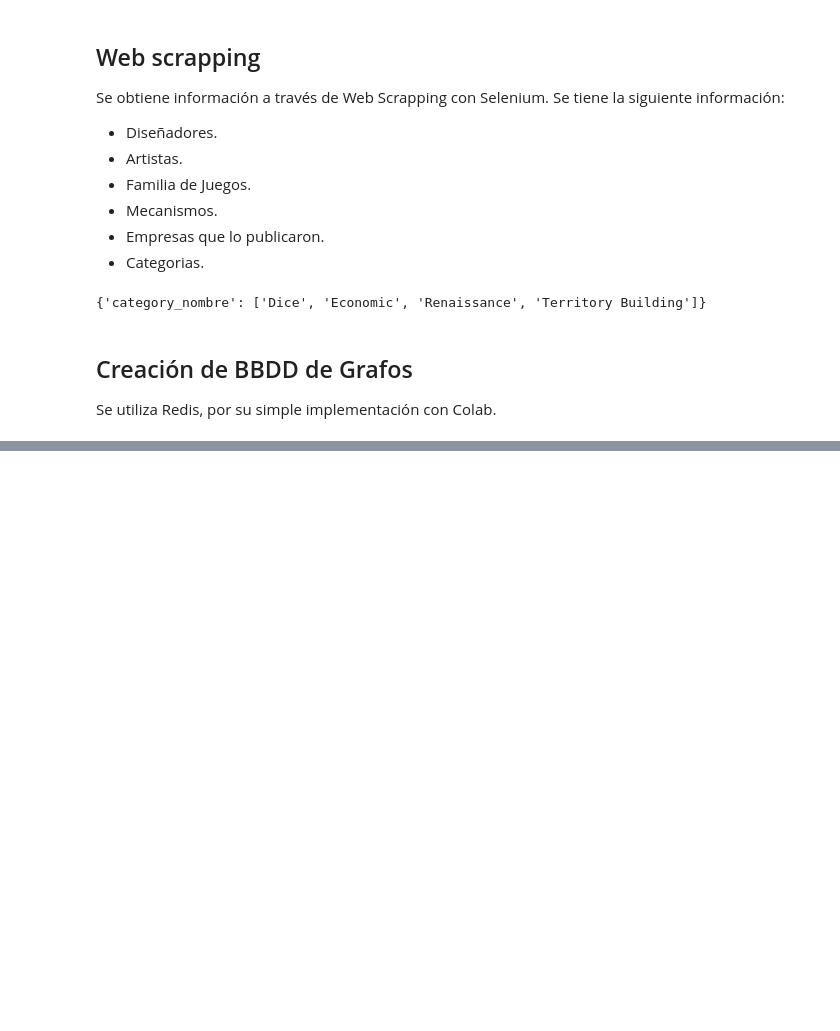
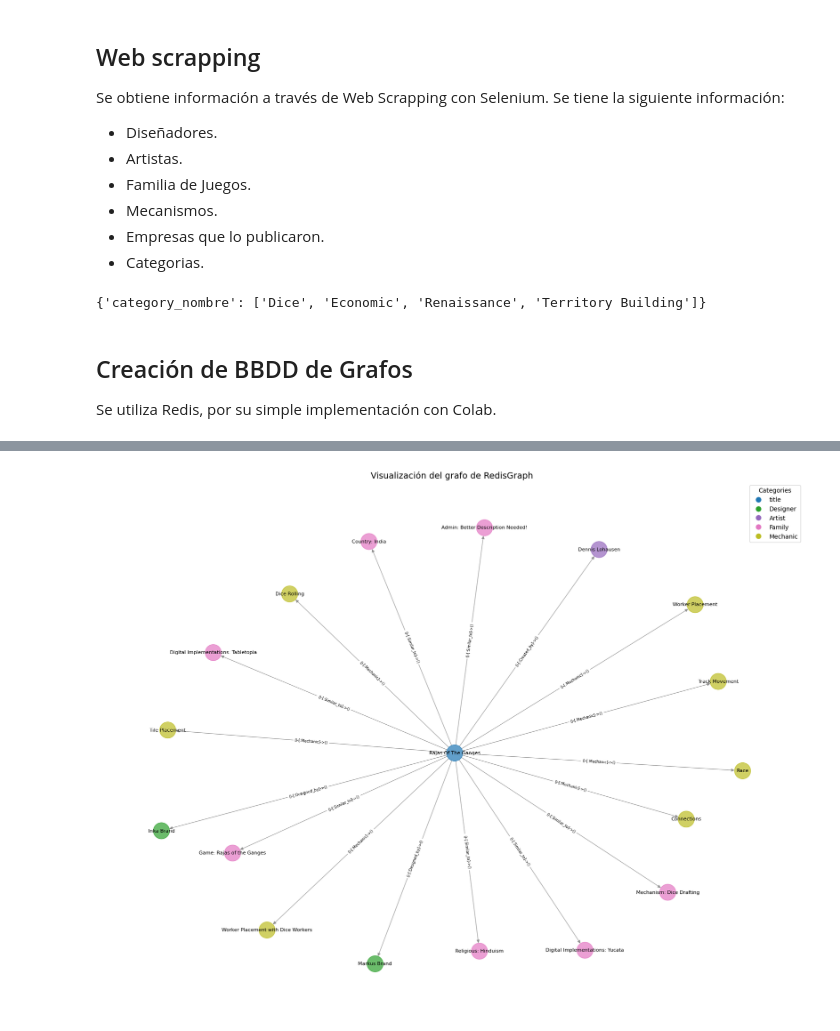
Before and after one commit to bpace1/RAG-RajasOfTheGanges, a Jupyter notebook: TP2-Final/Tp2_PaceBruno.ipynb, the cells around one changed output, grey strips where cells are left out. Saved outputs shown, nothing was run; the diff lists cells and outputs as text; code cells hidden in the pictures; blank space fills up the shorter version.

```diff
--- a/TP2-Final/Tp2_PaceBruno.ipynb
+++ b/TP2-Final/Tp2_PaceBruno.ipynb
@@ -308,0 +353,72 @@ plot_graph(graph)
+# %%
+def plot_graph(graph: Graph) -> None:
+    """
+    Plot de un grafo de redis con sus relaciones
+
+    Args:
+        graph: grafo de redis
+
+    Returns:
+        None
+    """
+    nx_graph = nx.DiGraph()
+
+    #node_query = "MATCH (n) RETURN n"
+    node_query = """MATCH (a)-[r:Designed_by]->(b) RETURN a.name, b.name, type(r)"""
+    node_result = graph.query(node_query)
+
+    for record in node_result.result_set:
+        node = record[0]
+        node_id = node.id
+        node_label = node.label
+        node_name = node.properties.get("name", f"Node {node_id}")
+        nx_graph.add_node(node_id, label=node_label, name=node_name, category=node_label)
+
+
+    edge_query = "MATCH (n)-[r]->(m) RETURN n, r, m"
+    edge_result = graph.query(edge_query)
+
+    for record in edge_result.result_set:
+        #print(f' record 0: {record[0]}')
+        #print(f' record 1: {record[1]}')
+        #print(f' record 2: {record[2]}')
+        src = record[0].id
+        dest = record[2].id
+        relationship = record[1]
+        #print(relationship)
+        nx_graph.add_edge(src, dest, label=relationship)
+
+    plt.figure(figsize=(16, 12))
+    pos = nx.spring_layout(nx_graph, k=0.5)
+
+    categories = nx.get_node_attributes(nx_graph, 'category')
+    unique_categories = set(categories.values())
+    node_colors = {cat: plt.cm.tab10(i / len(unique_categories)) for i, cat in enumerate(unique_categories)}
+    node_color_list = [node_colors[categories[node]] for node in nx_graph.nodes()]
+
+    nx.draw(
+        nx_graph, pos,
+        with_labels=False,
+        node_size=700,
+        node_color=node_color_list,
+        edge_color='gray',
+        alpha=0.7
+    )
+
+    node_labels = {node: data['name'] for node, data in nx_graph.nodes(data=True)}
+    nx.draw_networkx_labels(nx_graph, pos, labels=node_labels, font_size=8, font_color='black')
+
+    edge_labels = nx.get_edge_attributes(nx_graph, "label")
+    nx.draw_networkx_edge_labels(nx_graph, pos, edge_labels=edge_labels, font_size=6)
+
+    legend_labels = [plt.Line2D([0], [0], marker='o', color='w', markerfacecolor=color, markersize=10, label=cat)
+                     for cat, color in node_colors.items()]
+    plt.legend(handles=legend_labels, loc='best', title='Categories')
+
+    plt.title("Visualización del grafo de RedisGraph", fontsize=14)
+    plt.show()
+
+# Llamar a la función para graficar
+plot_graph(graph)
+# %% [output]
+[figure, added]
```
Also changed, not shown: parts of 9 cells of this notebook.
